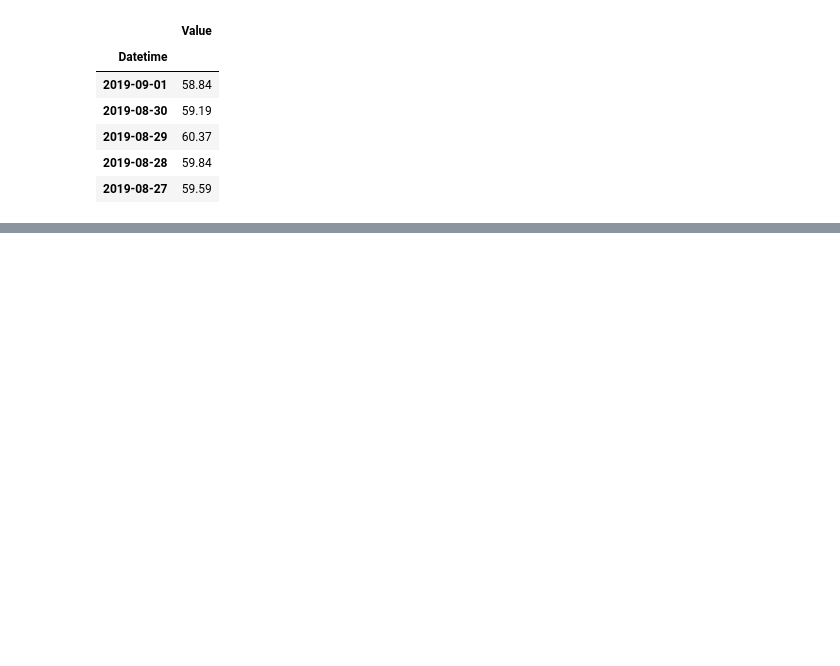
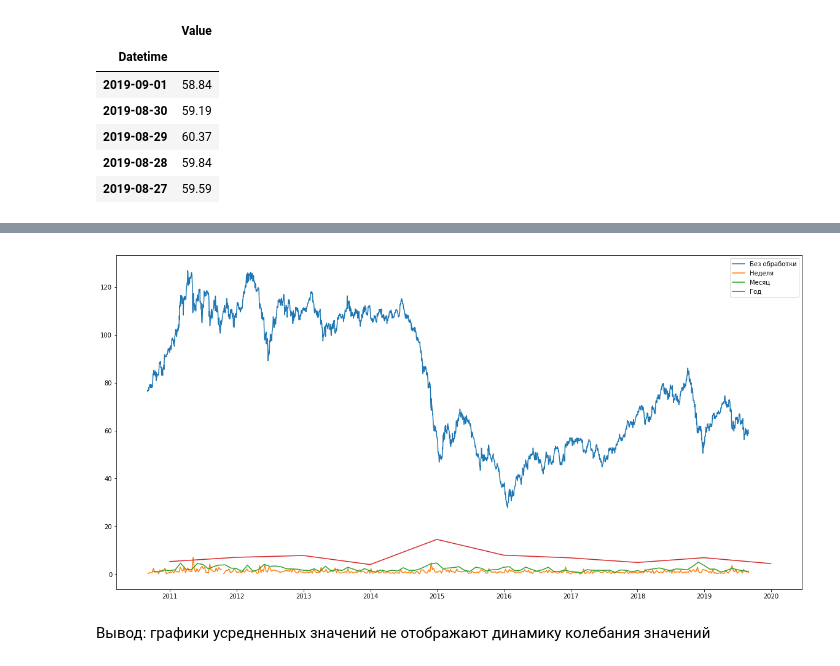
Before and after one commit to superpavelka/Machine-Learning-in-Business, a Jupyter notebook: Task1/Task1.ipynb, the cells around one changed output, grey strips where cells are left out. Cells and saved outputs as stored; diff of their text form; code cells hidden in the pictures; blank space fills up the shorter version.

```diff
--- a/Task1/Task1.ipynb
+++ b/Task1/Task1.ipynb
@@ -264,0 +308,5 @@ brent_data_week.asfreq(freq='2D').head()
+# %%
+brent_data_week = brent_data.copy()
+brent_data_week = brent_data_week.iloc[::-1]
+brent_data_week = brent_data_week.resample("W").std()
+brent_data_week.head()
@@ -264,0 +321,5 @@ brent_data_week.asfreq(freq='2D').head()
+# %%
+brent_data_month = brent_data.copy()
+brent_data_month = brent_data_month.iloc[::-1]
+brent_data_month = brent_data_month.resample("M").std()
+brent_data_month.head()
@@ -264,0 +334,5 @@ brent_data_week.asfreq(freq='2D').head()
+# %%
+brent_data_year = brent_data.copy()
+brent_data_year = brent_data_year.iloc[::-1]
+brent_data_year = brent_data_year.resample("Y").std()
+brent_data_year.head()
@@ -264,0 +347,12 @@ brent_data_week.asfreq(freq='2D').head()
+# %%
+plt.figure(figsize=(20,10))
+plt.plot(brent_data.index,brent_data['Value'])
+plt.plot(brent_data_week.index,brent_data_week['Value'])
+plt.plot(brent_data_month.index,brent_data_month['Value'])
+plt.plot(brent_data_year.index,brent_data_year['Value'])
+plt.legend(['Без обработки','Неделя', 'Месяц', 'Год'])
+plt.show()
+# %% [output]
+[figure, added]
+# %% [markdown]
+Вывод: графики усредненных значений не отображают динамику колебания значений
```
Also changed, not shown: parts of 7 cells of this notebook.
